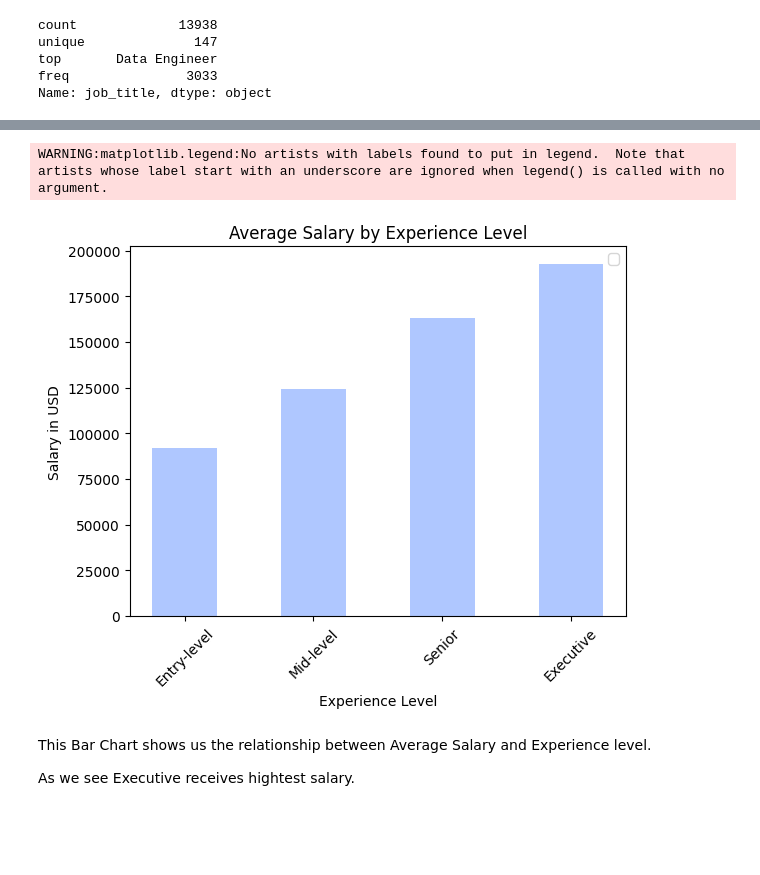
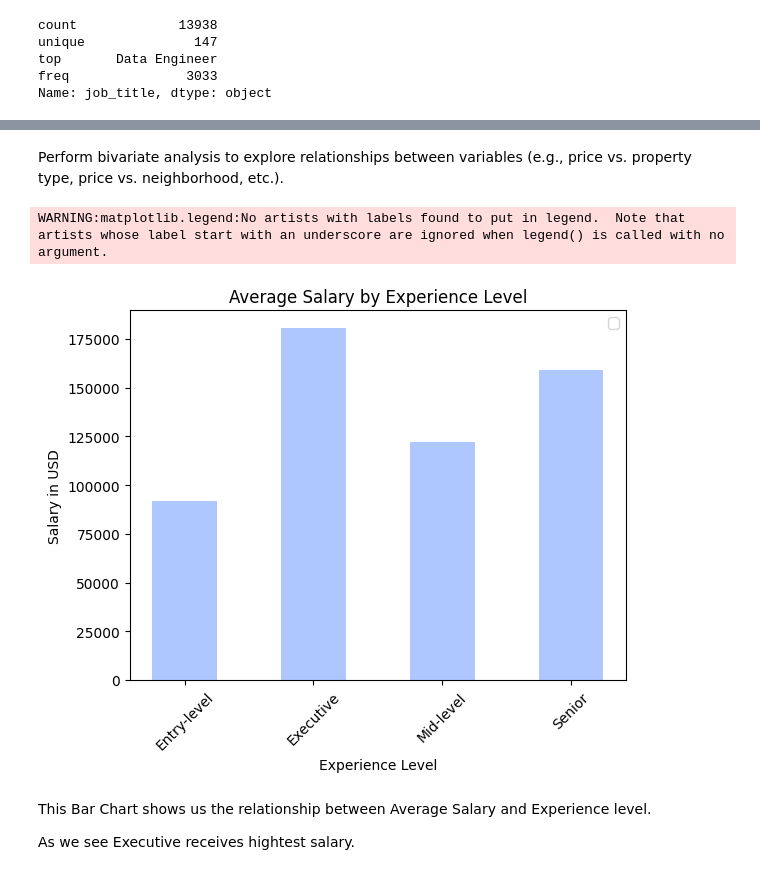
Before and after one commit to Adamixa/Data_field_job_analysis, a Jupyter notebook: notebook.ipynb, the cells around one changed output, grey strips where cells are left out. Drawn from its saved outputs; the diff is of its cells as text; code cells hidden in the pictures; blank space fills up the shorter version.

```diff
--- a/notebook.ipynb
+++ b/notebook.ipynb
@@ -14,7 +14,7 @@ import seaborn as sns
 from sklearn.preprocessing import LabelEncoder
 from wordcloud import WordCloud
 
-df = pd.read_csv('/content/jobs_in_data_2024 (1).csv', sep = ',') # to read file
+df = pd.read_csv('/content/jobs_in_data_2024.csv', sep = ',') # to read file
 # %%
 df # to view the dataset
 # %% [output]
@@ -311,27 +311,28 @@ saudi_arabia_data
 | 140 | 2024 | Senior | Full-time | AI Research Scientist | 150000.0 | USD | 150000.0 | ... |
 | 9493 | 2023 | Mid-level | Full-time | Machine Learning Research Engineer | 90000.0 | USD | 90000.0 | ... |
 | 10169 | 2023 | Mid-level | Full-time | Staff Data Analyst | 179998.0 | USD | 179998.0 | ... |
+# %% [markdown]
+Perform bivariate analysis to explore relationships between variables (e.g., price vs. property type, price vs. neighborhood, etc.).
 # %%
-average_salary = df.groupby('experience_level')['salary_in_usd'].mean()  # calc avg salary by experience level
-
-average_salary = average_salary.sort_values(ascending=True) # sort
+average_salary = df.groupby('experience_level')['salary_in_usd'].mean() # calc avg salary by experience level
 
 experience_levels = average_salary.index
-x = np.arange(len(experience_levels)) # get unique experience levels and their indices
+x = np.arange(len(experience_levels)) # Get unique experience levels and their indices
+
 bar_width = 0.50
 
-plt.bar(x, average_salary, width=bar_width, color='#afc7ff')
+plt.bar(x, average_salary, width=bar_width, color='#afc7ff') # grouped bar chart
 plt.xticks(x, experience_levels, rotation=45)
 
-plt.xlabel('Experience Level')
+plt.xlabel('Experience Level') # lables and title
 plt.ylabel('Salary in USD')
 plt.title('Average Salary by Experience Level')
 
 plt.legend()
 plt.show()
 # %% [output]
 WARNING:matplotlib.legend:No artists with labels found to put in legend.  Note that artists whose label start with an underscore are ignored when legend() is called with no argument.
-[figure, old version]
+[figure, new version]
 # %% [markdown]
 This Bar Chart shows us the relationship between Average Salary and Experience level.
 
```
Also changed, not shown: parts of 9 cells of this notebook.
